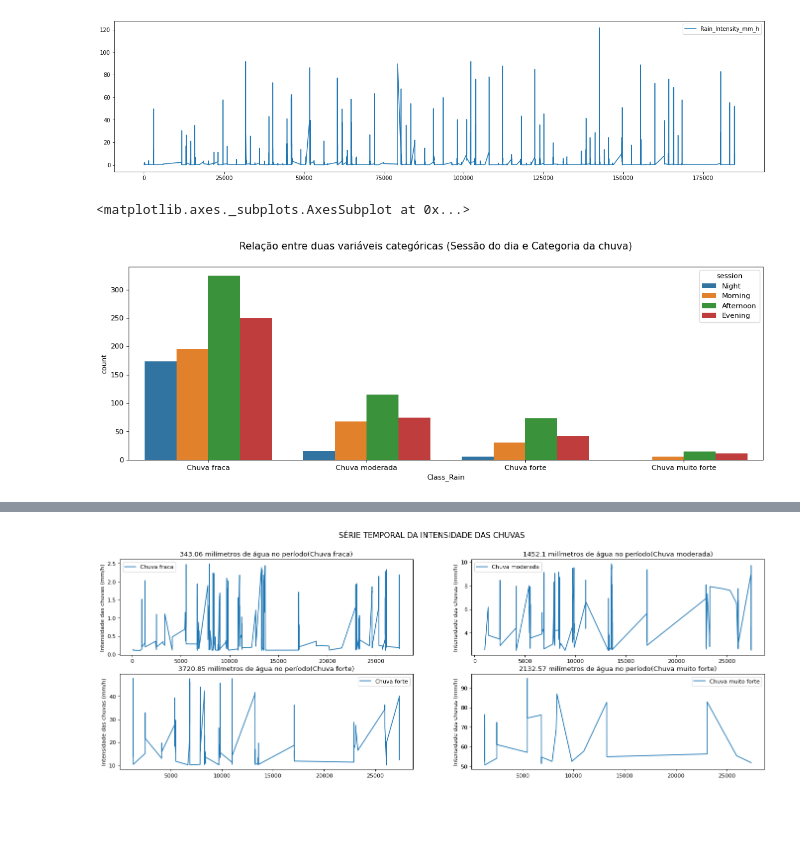
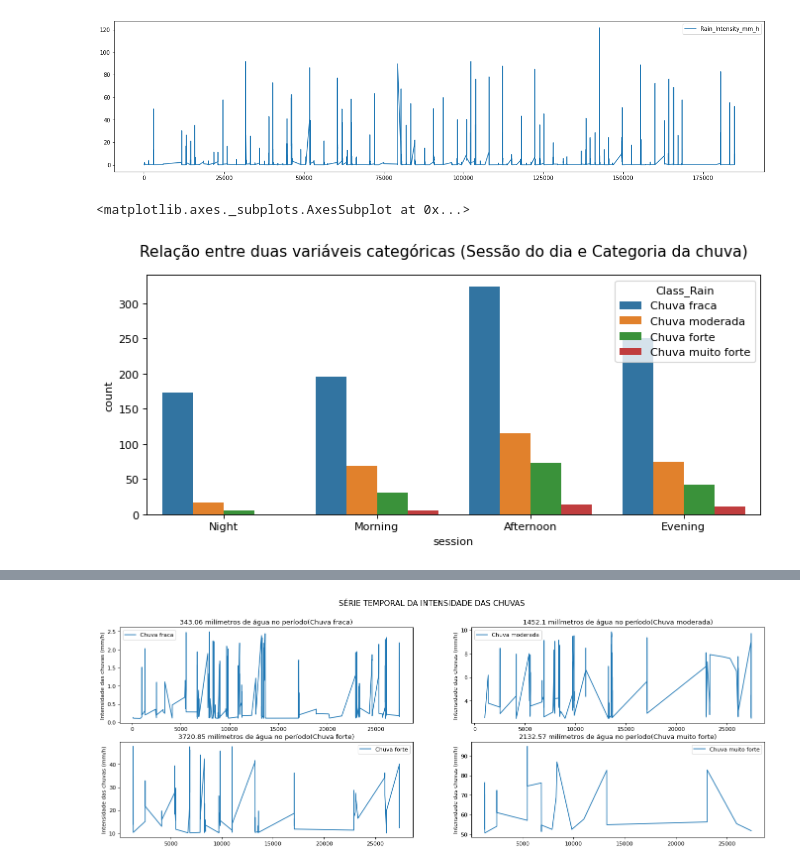
Before and after one commit to lourencocavalcante/Introduction-to-Data-Science, a Jupyter notebook: CAP394_2022_ProjetoFinal_EDA.ipynb, the cells around one changed output, grey strips where cells are left out. Saved outputs shown, nothing was run; the diff lists cells and outputs as text; code cells hidden in the pictures; blank space fills up the shorter version.

```diff
--- a/CAP394_2022_ProjetoFinal_EDA.ipynb
+++ b/CAP394_2022_ProjetoFinal_EDA.ipynb
@@ -460,11 +460,11 @@ df_RD80_JOSS_temp.loc[df_RD80_JOSS_temp.session == 'Afternoon']['Rain_Intensity_
 # %%
 #Relação entre duas variáveis categóricas
 
 df_RD80_JOSS_temp= df_MP3000A_RD80_final.query("(Rain_Intensity_mm_h > 0 and DataQuality > 0)")
 
-figure(figsize=(16,5),dpi=80)
+figure(figsize=(10,4),dpi=80)
 plt.suptitle('Relação entre duas variáveis categóricas (Sessão do dia e Categoria da chuva)', size=14)
-sns.countplot(x="Class_Rain", hue = "session", data = df_RD80_JOSS_temp)
+sns.countplot(x="session", hue = "Class_Rain", data = df_RD80_JOSS_temp)
 # %% [output]
 <matplotlib.axes._subplots.AxesSubplot at 0x...>
-[figure, old version]
+[figure, new version]
```
Also changed, not shown: parts of 2 cells of this notebook.
